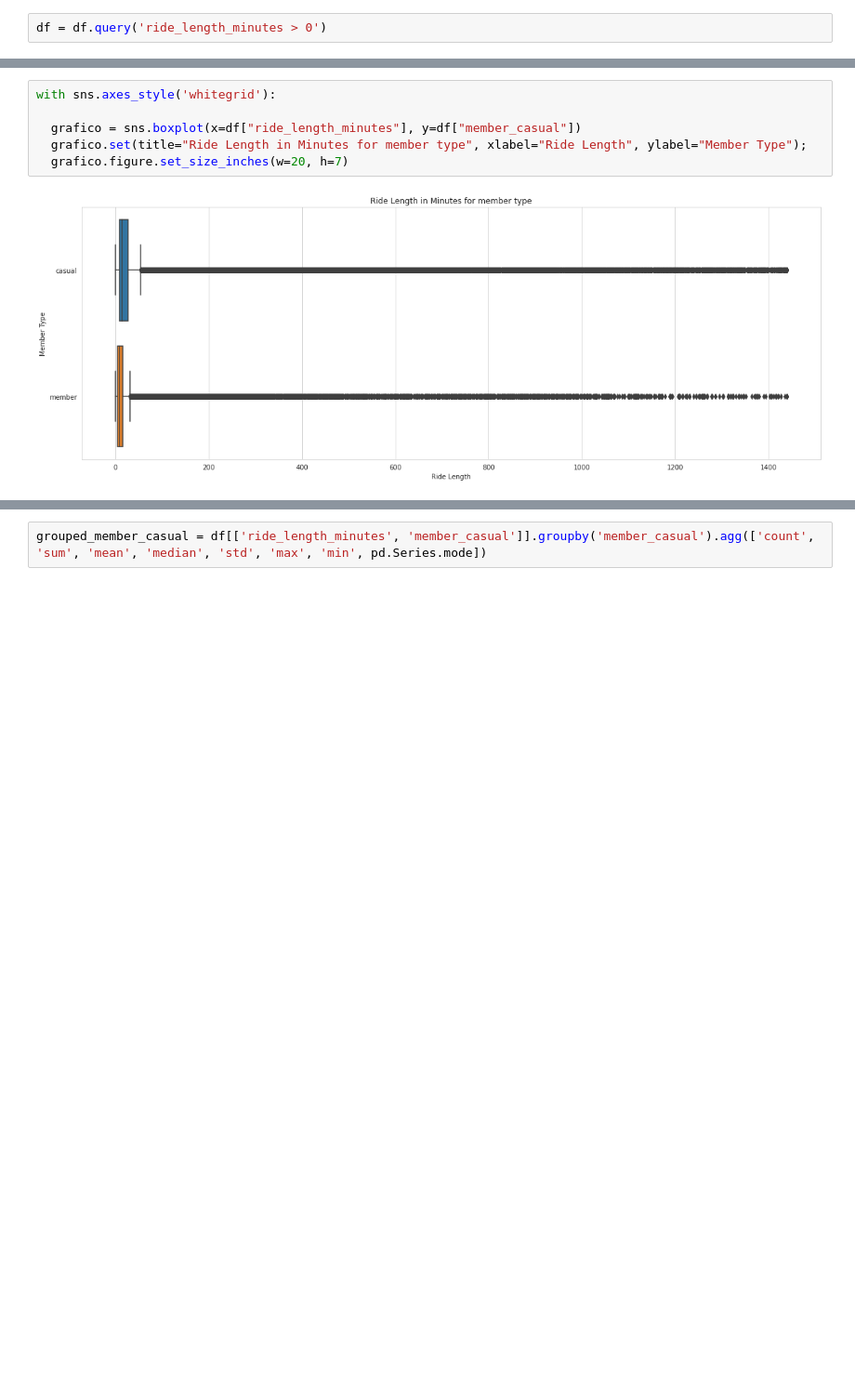
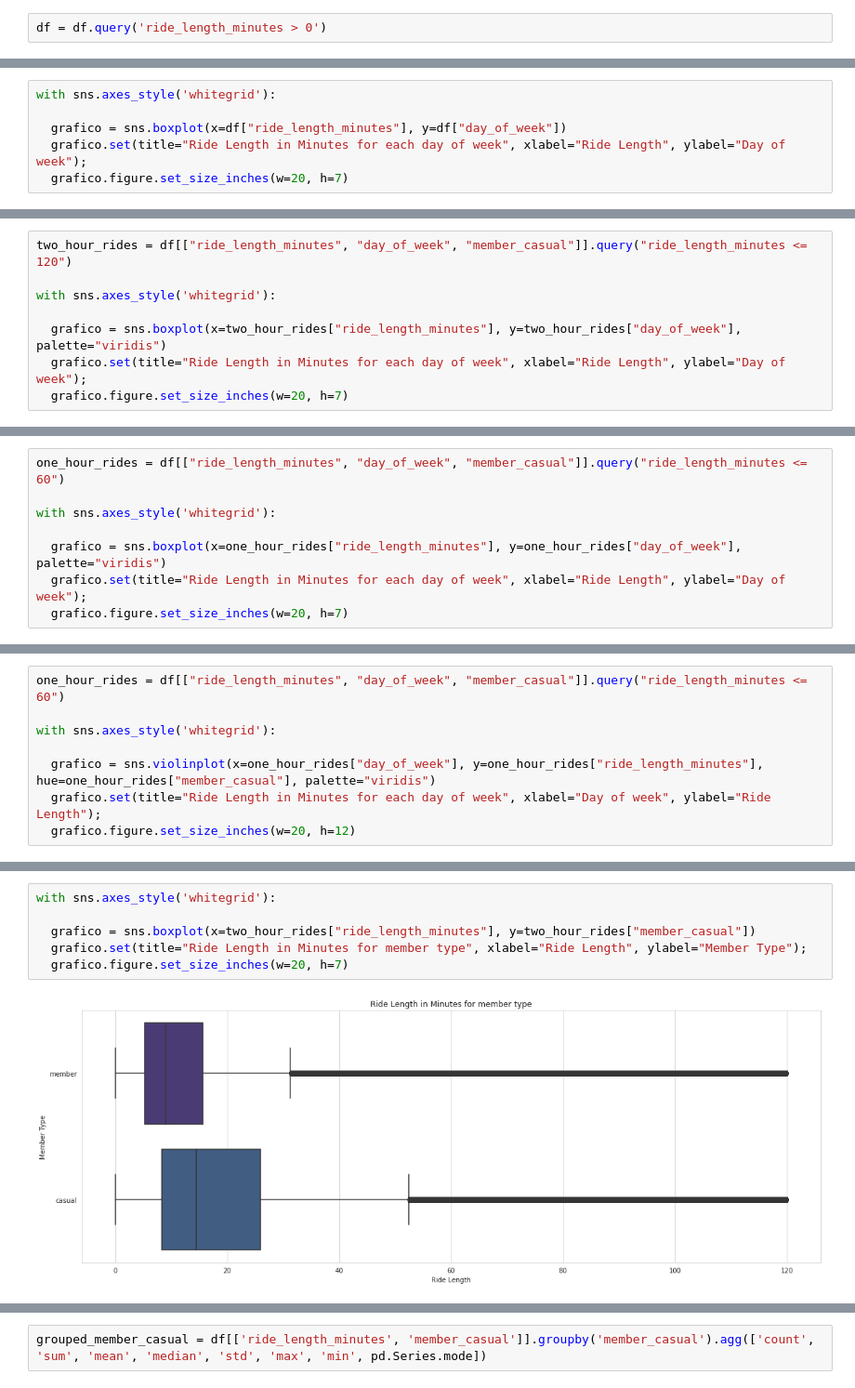
Before and after one commit to anamilanezi/google-data-analytics, a Jupyter notebook: data_processing.ipynb, the cells around one changed output, grey strips where cells are left out. Shown at 93% size. Drawn from its saved outputs; the diff is of its cells as text; blank space fills up the shorter version.

```diff
--- a/data_processing.ipynb
+++ b/data_processing.ipynb
@@ -172,0 +228,6 @@ df.query('ride_length_minutes > 1440')
+# %%
+with sns.axes_style('whitegrid'):
+
+  grafico = sns.boxplot(x=df["ride_length_minutes"], y=df["day_of_week"])
+  grafico.set(title="Ride Length in Minutes for each day of week", xlabel="Ride Length", ylabel="Day of week");
+  grafico.figure.set_size_inches(w=20, h=7)
@@ -172,0 +236,8 @@ df.query('ride_length_minutes > 1440')
+# %%
+two_hour_rides = df[["ride_length_minutes", "day_of_week", "member_casual"]].query("ride_length_minutes <= 120")
+
+with sns.axes_style('whitegrid'):
+
+  grafico = sns.boxplot(x=two_hour_rides["ride_length_minutes"], y=two_hour_rides["day_of_week"], palette="viridis")
+  grafico.set(title="Ride Length in Minutes for each day of week", xlabel="Ride Length", ylabel="Day of week");
+  grafico.figure.set_size_inches(w=20, h=7)
@@ -172,0 +246,8 @@ df.query('ride_length_minutes > 1440')
+# %%
+one_hour_rides = df[["ride_length_minutes", "day_of_week", "member_casual"]].query("ride_length_minutes <= 60")
+
+with sns.axes_style('whitegrid'):
+
+  grafico = sns.boxplot(x=one_hour_rides["ride_length_minutes"], y=one_hour_rides["day_of_week"], palette="viridis")
+  grafico.set(title="Ride Length in Minutes for each day of week", xlabel="Ride Length", ylabel="Day of week");
+  grafico.figure.set_size_inches(w=20, h=7)
@@ -172,0 +256,8 @@ df.query('ride_length_minutes > 1440')
+# %%
+one_hour_rides = df[["ride_length_minutes", "day_of_week", "member_casual"]].query("ride_length_minutes <= 60")
+
+with sns.axes_style('whitegrid'):
+
+  grafico = sns.violinplot(x=one_hour_rides["day_of_week"], y=one_hour_rides["ride_length_minutes"], hue=one_hour_rides["member_casual"], palette="viridis")
+  grafico.set(title="Ride Length in Minutes for each day of week", xlabel="Day of week", ylabel="Ride Length");
+  grafico.figure.set_size_inches(w=20, h=12)
@@ -185,8 +288,8 @@ df = df.query('ride_length_minutes < 1440')
 # %%
 with sns.axes_style('whitegrid'):
 
-  grafico = sns.boxplot(x=df["ride_length_minutes"], y=df["member_casual"])
+  grafico = sns.boxplot(x=two_hour_rides["ride_length_minutes"], y=two_hour_rides["member_casual"])
   grafico.set(title="Ride Length in Minutes for member type", xlabel="Ride Length", ylabel="Member Type");
   grafico.figure.set_size_inches(w=20, h=7)
 # %% [output]
-[figure, old version]
+[figure, new version]
```
Also changed, not shown: parts of 76 cells of this notebook.
